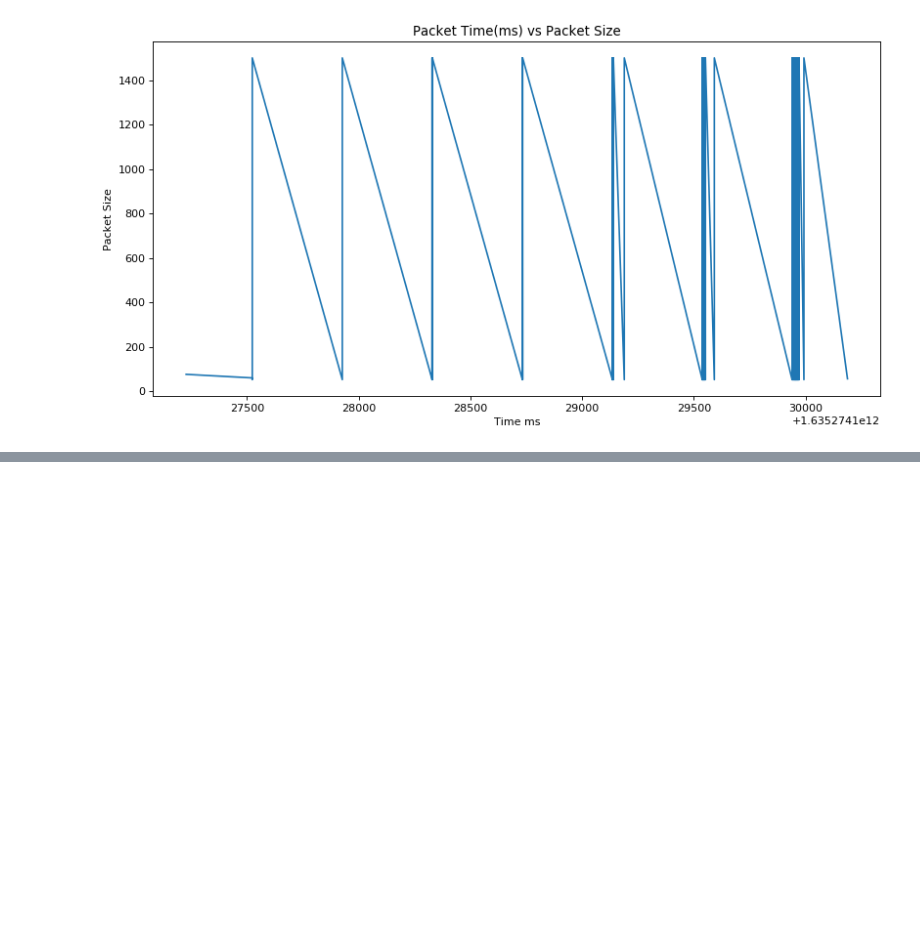
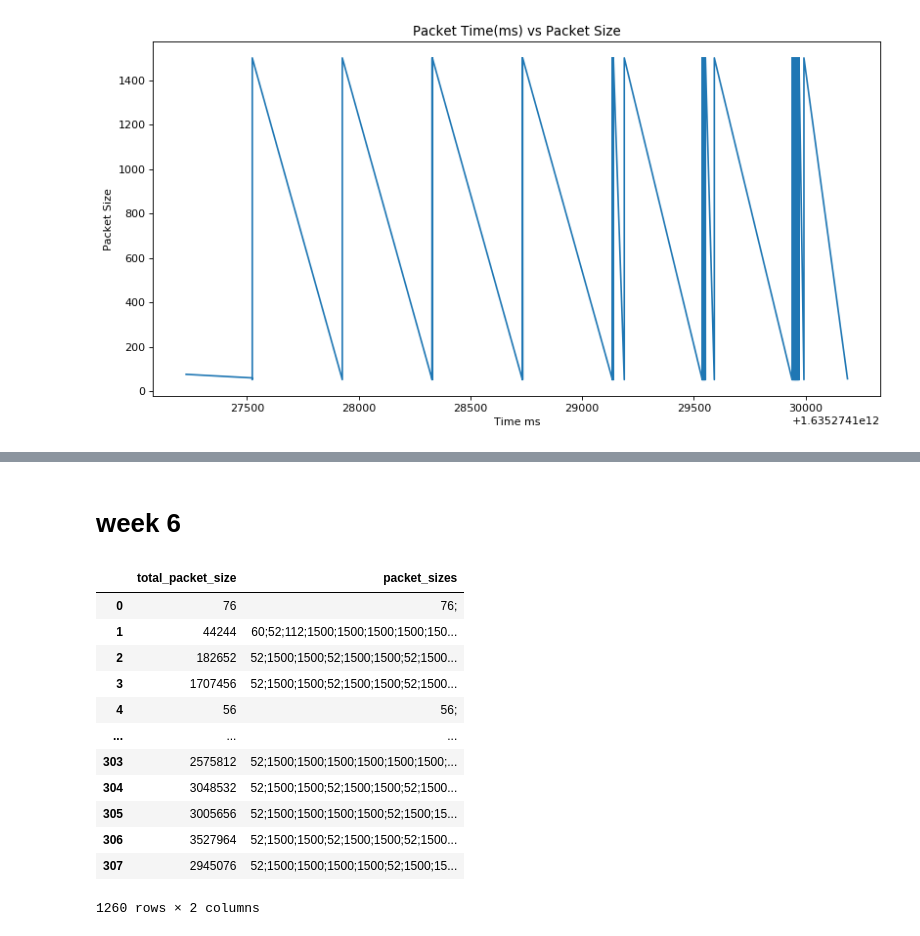
Before and after one commit to tatummaston/dsc180a-checkpoint1, a Jupyter notebook: eda.ipynb, the cells around one changed output, grey strips where cells are left out. Cells and saved outputs as stored; diff of their text form; code cells hidden in the pictures; blank space fills up the shorter version.

```diff
--- a/eda.ipynb
+++ b/eda.ipynb
@@ -345,0 +327,2 @@ run_200_5000
+# %% [markdown]
+# week 6
@@ -345,0 +343,16 @@ run_200_5000
+# %%
+full_df[['total_packet_size','packet_sizes']]
+# %% [output]
+|  | total_packet_size | packet_sizes |
+| 0 | 76 | 76; |
+| 1 | 44244 | 60;52;112;1500;1500;1500;1500;150... |
+| 2 | 182652 | 52;1500;1500;52;1500;1500;52;1500... |
+| 3 | 1707456 | 52;1500;1500;52;1500;1500;52;1500... |
+| 4 | 56 | 56; |
+| ... | ... | ... |
+| 303 | 2575812 | 52;1500;1500;1500;1500;1500;1500;... |
+| 304 | 3048532 | 52;1500;1500;52;1500;1500;52;1500... |
+| 305 | 3005656 | 52;1500;1500;1500;1500;52;1500;15... |
+| 306 | 3527964 | 52;1500;1500;52;1500;1500;52;1500... |
+| 307 | 2945076 | 52;1500;1500;1500;1500;52;1500;15... |
+1260 rows × 2 columns
```
Also changed, not shown: parts of 23 cells of this notebook.
